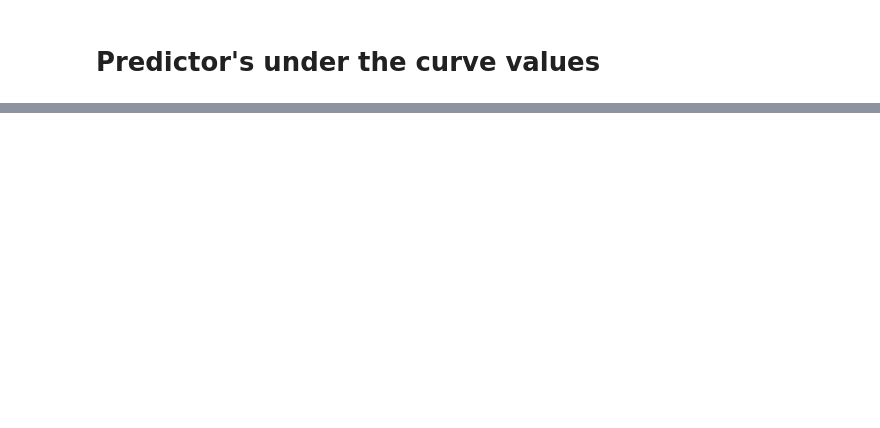
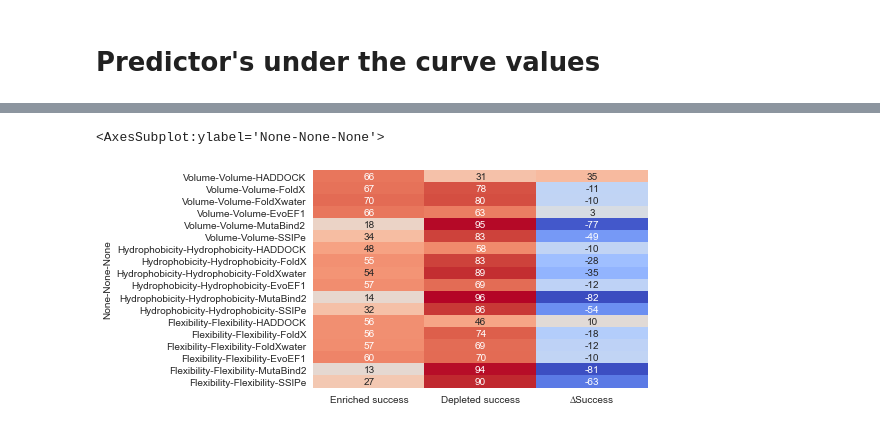
Before and after one commit to CSB-KaracaLab/RBD-ACE2-MutBench, a Jupyter notebook: Scripts/Python_notebooks/Metric_volume_hydrophobicity_flexibility_change.ipynb, the cells around one changed output, grey strips where cells are left out. Drawn from its saved outputs; the diff is of its cells as text; code cells hidden in the pictures; blank space fills up the shorter version.

```diff
--- a/Scripts/Python_notebooks/Metric_volume_hydrophobicity_flexibility_change.ipynb
+++ b/Scripts/Python_notebooks/Metric_volume_hydrophobicity_flexibility_change.ipynb
@@ -569,0 +513,2 @@ Depleted Failure SSIPe flexibility value : 0.1
+# %%
+df = pd.concat([Volume,Hydrophobicity,Flexibility])
@@ -569,0 +542,11 @@ Depleted Failure SSIPe flexibility value : 0.1
+# %%
+#   Trying heat map
+
+#df = pd.concat([Volume,Hydrophobicity,Flexibility], keys=['Volume','Hydrophobicity','Flexibility'])
+fig, ax = plt.subplots()
+sns.heatmap(df, annot=True, fmt='.0f', cmap=plt.get_cmap('coolwarm'), cbar=False, ax=ax)
+#ax.set_yticklabels(ax.get_yticklabels(), rotation='horizontal')
+#plt.savefig(YOUR_PATH, bbox_inches='tight', pad_inches=0.0)
+# %% [output]
+<AxesSubplot:ylabel='None-None-None'>
+[figure, added]
```
Also changed, not shown: parts of 8 cells of this notebook, 3 other files.
